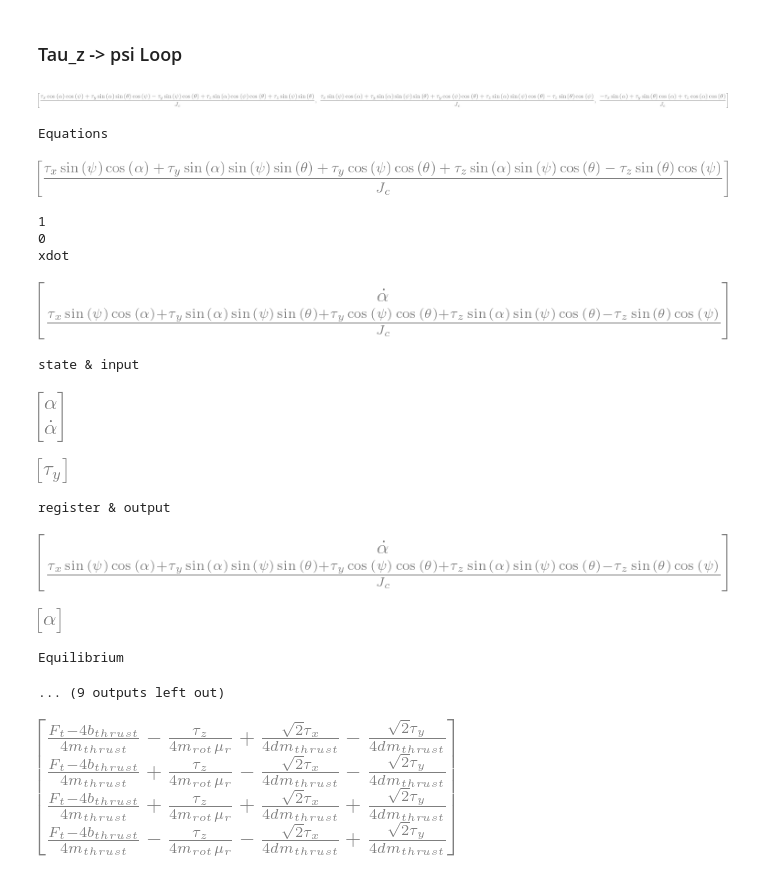
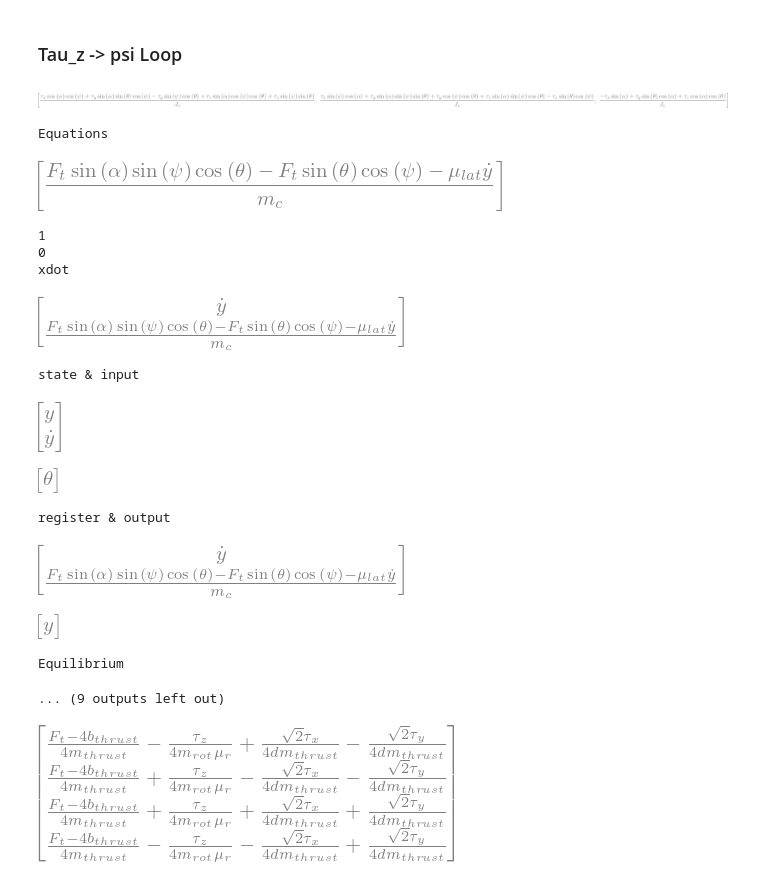
Before and after one commit to WillUoC/Controls-Final, a Jupyter notebook: Drone/derivations/scratch.ipynb, the cells around one changed output. Saved outputs shown, nothing was run; the diff lists cells and outputs as text; code cells hidden in the pictures.

```diff
--- a/Drone/derivations/scratch.ipynb
+++ b/Drone/derivations/scratch.ipynb
@@ -397,46 +403,46 @@ Equilibrium
 ### Tau_z -> psi Loop ####
 # %%
 X = sym.Matrix([
-    [alpha],
-    [alphadot]
+    [y],
+    [ydot]
     ])
 
 Y = sym.Matrix([
-    [alpha]
+    [y]
     ])
 
 U = sym.Matrix([
-    [tau_y]
+    [theta]
 ])
 
 equilibrium = {x: 0, y: 0, z: 0, xdot: 0, ydot: 0, zdot: 0, theta: 0, alpha: 0, psi: 0, thetadot: 0, alphadot: 0, psidot: 0, Ft: g*mc, tau_x: 0, tau_y: 0, tau_z: 0}
 
 display(eqns[3:6])
-A, B, C, D = linearize_space([eqns[4]], X, Y, U, equilibrium)
+A, B, C, D = linearize_space([eqns[1]], X, Y, U, equilibrium)
 
 print("Linearized Matrices")
 print("A")
 display(sym.simplify(A))
 print("B")
 display(sym.simplify(B))
 print("C")
 display(sym.simplify(C))
 print("D")
 display(sym.simplify(D))
 # %% [output]
 [figure]
 Equations
-[figure, old version]
+[figure, new version]
 1
 0
 xdot
-[figure, old version]
+[figure, new version]
 state & input
-[figure, old version]
+[figure, new version]
-[figure, old version]
+[figure, new version]
 register & output
-[figure, old version]
+[figure, new version]
-[figure, old version]
+[figure, new version]
 Equilibrium
 ... (9 outputs left out)
 # %%
```
Also changed, not shown: parts of 1 cell of this notebook, 6 other files.
